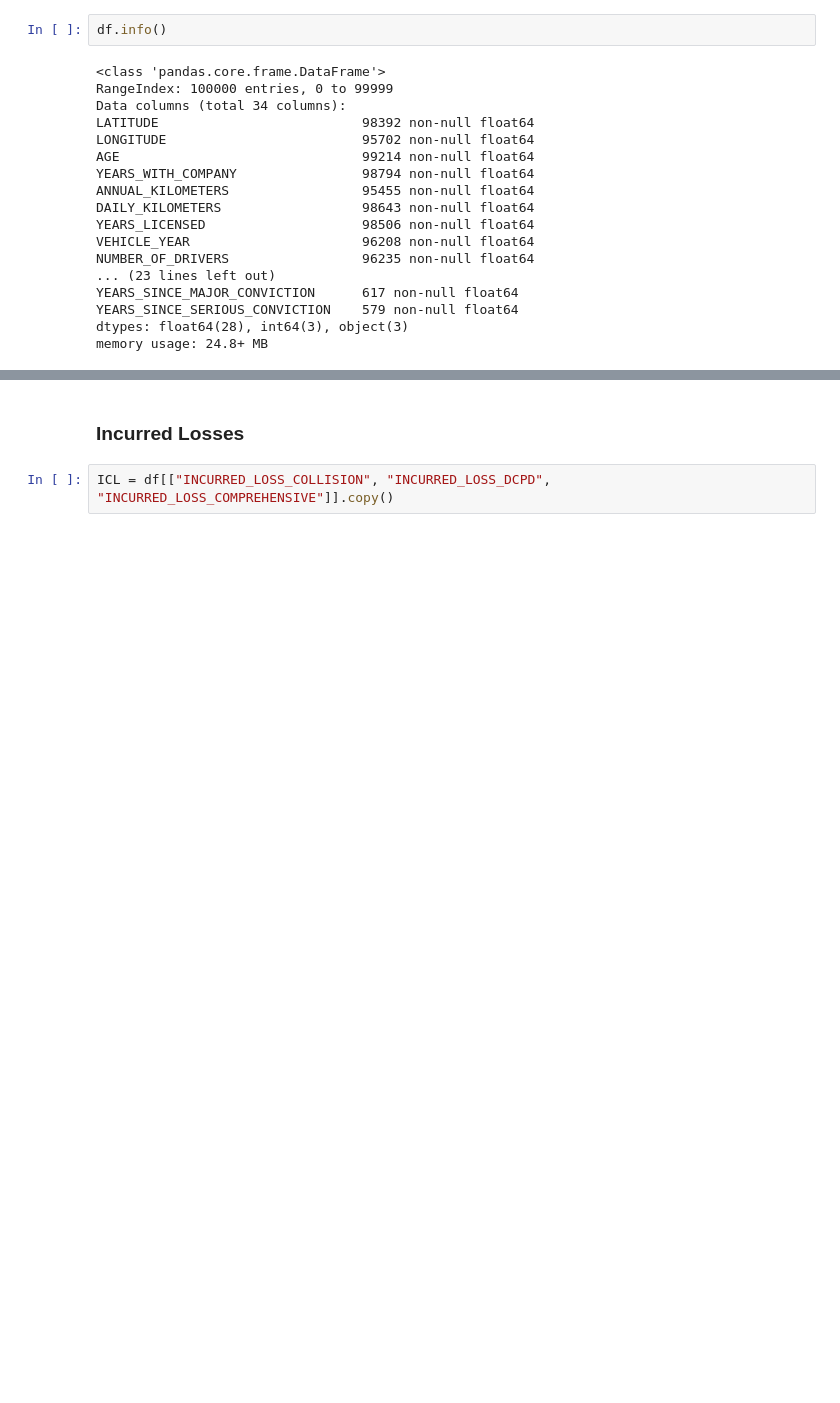
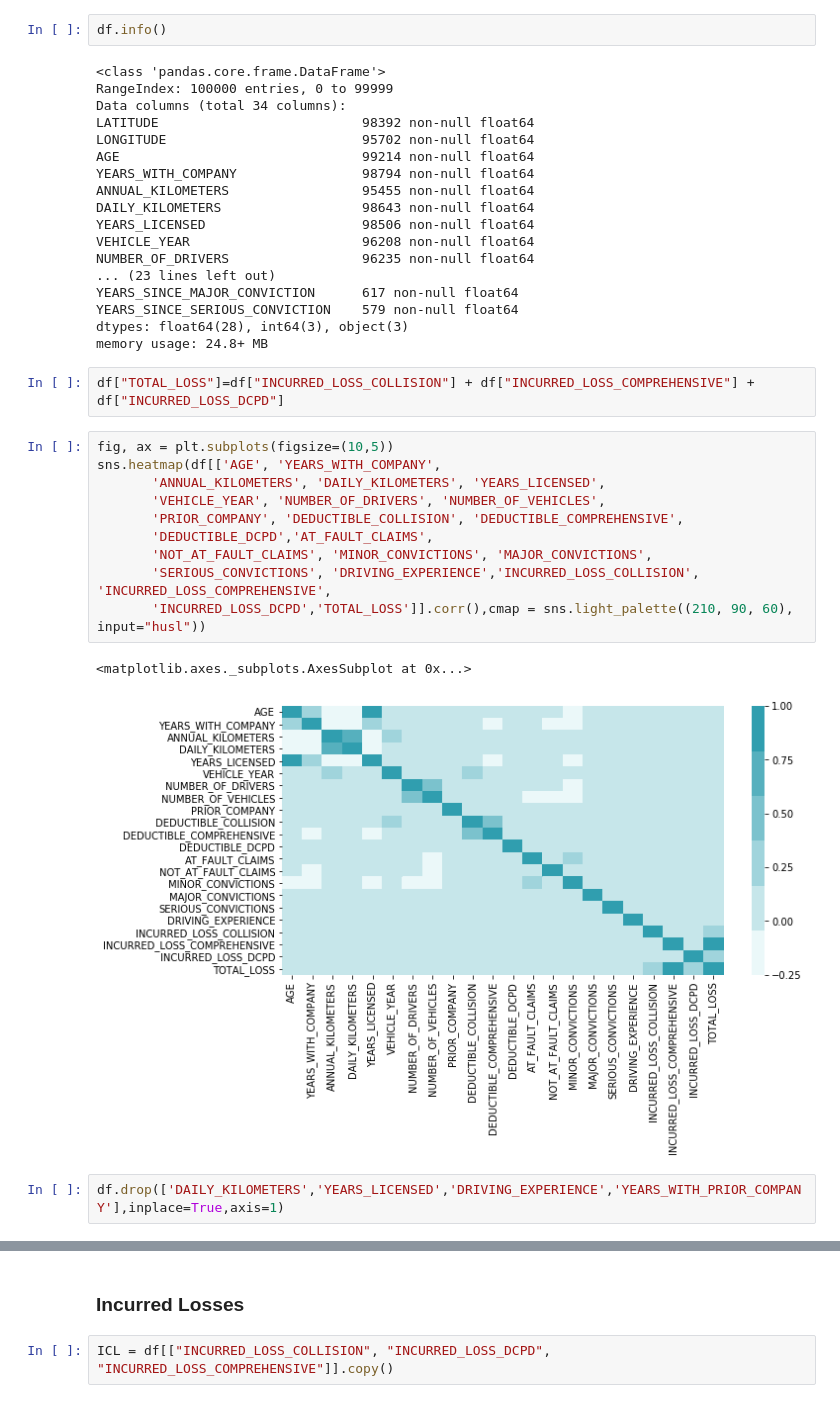
Before and after one commit to abkis/intact, a Jupyter notebook: small_set.ipynb, the cells around one changed output, grey strips where cells are left out. Saved outputs shown, nothing was run; the diff lists cells and outputs as text; blank space fills up the shorter version.

```diff
--- a/small_set.ipynb
+++ b/small_set.ipynb
@@ -36,3 +61,20 @@ YEARS_SINCE_MAJOR_CONVICTION      617 non-null float64
 YEARS_SINCE_SERIOUS_CONVICTION    579 non-null float64
 dtypes: float64(28), int64(3), object(3)
 memory usage: 24.8+ MB
+# %%
+df["TOTAL_LOSS"]=df["INCURRED_LOSS_COLLISION"] + df["INCURRED_LOSS_COMPREHENSIVE"] + df["INCURRED_LOSS_DCPD"]
+# %%
+fig, ax = plt.subplots(figsize=(10,5))
+sns.heatmap(df[['AGE', 'YEARS_WITH_COMPANY',
+       'ANNUAL_KILOMETERS', 'DAILY_KILOMETERS', 'YEARS_LICENSED',
+       'VEHICLE_YEAR', 'NUMBER_OF_DRIVERS', 'NUMBER_OF_VEHICLES',
+       'PRIOR_COMPANY', 'DEDUCTIBLE_COLLISION', 'DEDUCTIBLE_COMPREHENSIVE',
+       'DEDUCTIBLE_DCPD','AT_FAULT_CLAIMS',
+       'NOT_AT_FAULT_CLAIMS', 'MINOR_CONVICTIONS', 'MAJOR_CONVICTIONS',
+       'SERIOUS_CONVICTIONS', 'DRIVING_EXPERIENCE','INCURRED_LOSS_COLLISION', 'INCURRED_LOSS_COMPREHENSIVE',
+       'INCURRED_LOSS_DCPD','TOTAL_LOSS']].corr(),cmap = sns.light_palette((210, 90, 60), input="husl"))
+# %% [output]
+<matplotlib.axes._subplots.AxesSubplot at 0x...>
+[figure, added]
+# %%
+df.drop(['DAILY_KILOMETERS','YEARS_LICENSED','DRIVING_EXPERIENCE','YEARS_WITH_PRIOR_COMPANY'],inplace=True,axis=1)
```
Also changed, not shown: parts of 22 cells of this notebook.
